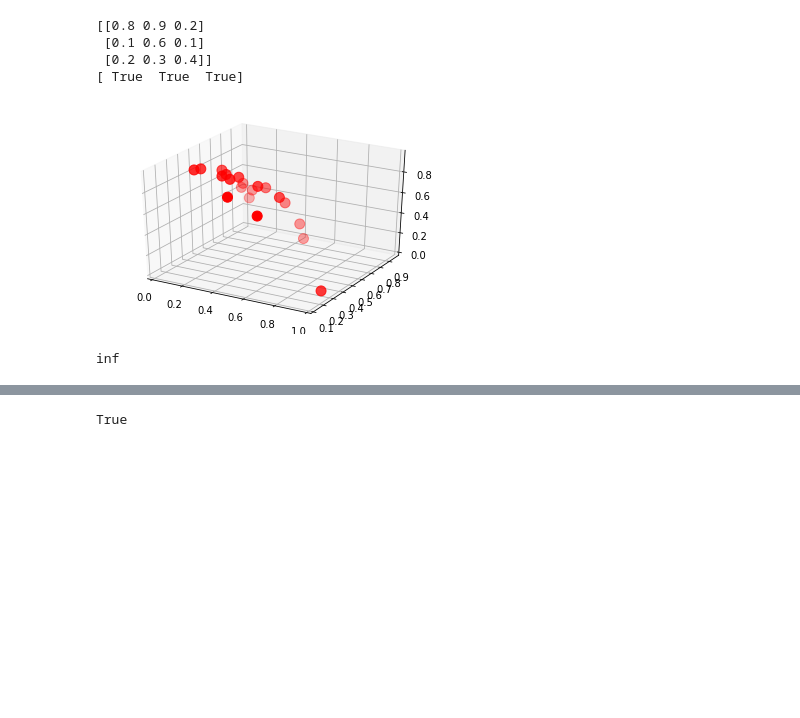
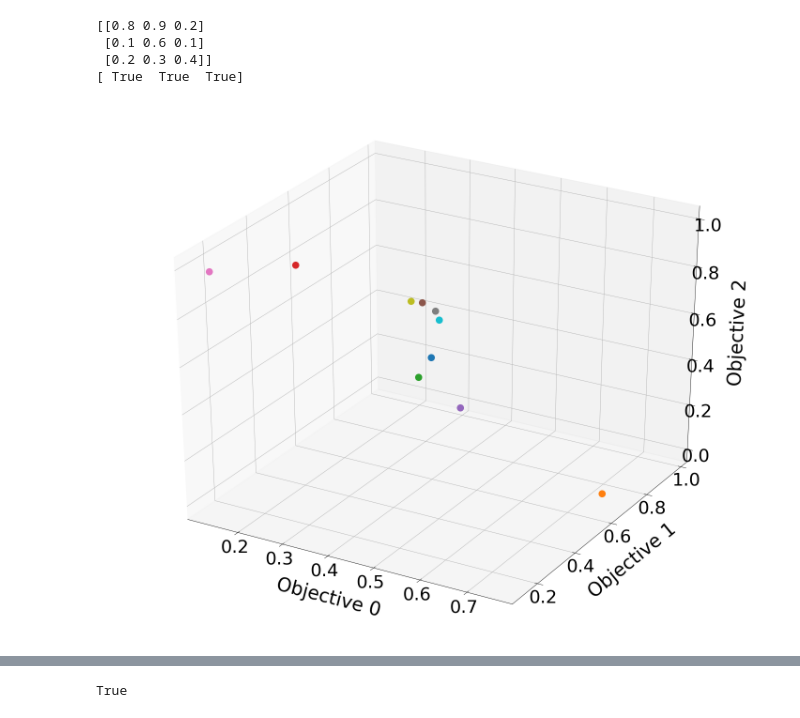
Before and after one commit to BenjaminEngelman/PreferenceElicitationMORL, a Jupyter notebook: explore.ipynb, the cells around one changed output, grey strips where cells are left out. Cells and saved outputs as stored; diff of their text form; code cells hidden in the pictures; blank space fills up the shorter version.

```diff
--- a/explore.ipynb
+++ b/explore.ipynb
@@ -315,13 +371,18 @@ print(np.all(arr>0, axis=0))
  [0.2 0.3 0.4]]
 [ True  True  True]
 # %%
-def sample_point_on_positive_sphere():
+def sample_point_on_positive_sphere(pos = False):
     ndim = 3
     vec = np.random.randn(ndim)
     vec /= np.linalg.norm(vec, axis=0)
-    while not (vec>0).all():
-        vec = np.random.randn(ndim)
-        vec /= np.linalg.norm(vec, axis=0)
+    if pos:
+        while not (vec>0).all():
+            vec = np.random.randn(ndim)
+            vec /= np.linalg.norm(vec, axis=0)
+    else:
+        while (vec>0).all():
+            vec = np.random.randn(ndim)
+            vec /= np.linalg.norm(vec, axis=0)
     return vec
 # %%
 def create_3D_pareto_front(plot=False):
@@ -345,8 +413,37 @@ def create_3D_pareto_front(plot=False):
-# %%
-pf = create_3D_pareto_front(plot=True)
-# %% [output]
-[figure, removed]
-# %%
-np.inf
-# %% [output]
-inf
+# %%
+from src.ols.utils import create_3D_pareto_front
+import matplotlib.pyplot as plt
+
+def plot_3D_pareto_front(pareto_front):
+    xs = []
+    ys = []
+    zs = []
+    for x, y, z in pareto_front:
+        xs.append(x)
+        ys.append(y)
+        zs.append(z)
+    fig, ax = plt.subplots(1, 1, subplot_kw={'projection':'3d'}, figsize=(20,16))
+    for i in range(len(xs)):
+        ax.scatter(xs[i], ys[i], zs[i], s=200)
+    ax.set_xlabel("Objective 0" , fontsize=40)
+    ax.set_ylabel("Objective 1", fontsize=40)
+    ax.set_zlabel("Objective 2", fontsize=40)
+    ax.xaxis.set_tick_params(labelsize=38)
+    ax.yaxis.set_tick_params(labelsize=38)
+    ax.zaxis.set_tick_params(labelsize=38)
+    ax.xaxis.labelpad=40
+    ax.yaxis.labelpad=40
+    ax.zaxis.labelpad=40
+
+
+
+
+#     ax.view_init(elev=15., azim=0)
+#     plt.show()
+    plt.tight_layout()
+    plt.savefig("figures/3D_PF.png")
+
+pf = create_3D_pareto_front()
+plot_3D_pareto_front(pf)
+# %% [output]
+[figure, added]
```
Also changed, not shown: parts of 143 cells of this notebook, 16 other files.
